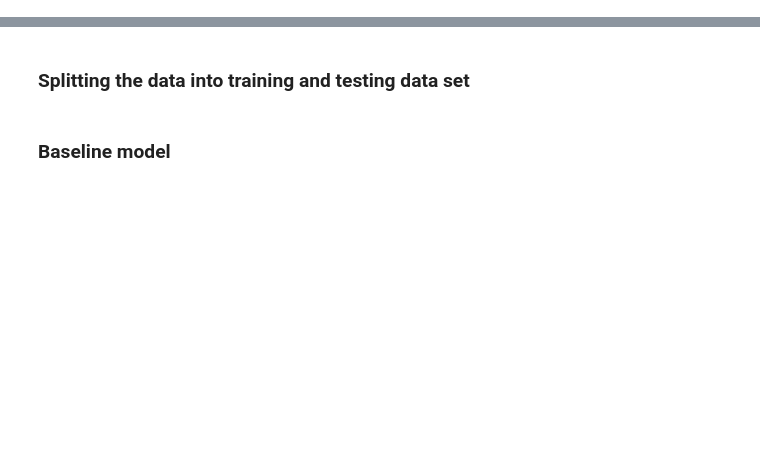
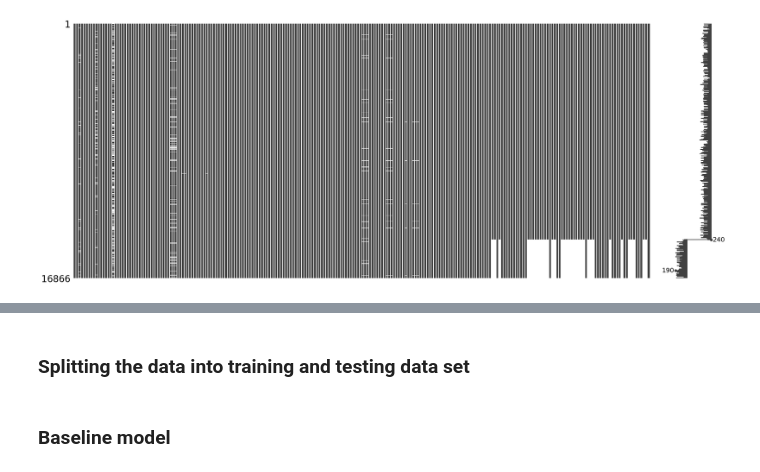
Before and after one commit to Yusuf-Olaniyi/House_Price_Prediction, a Jupyter notebook: Model Building.ipynb, the cells around one changed output, grey strips where cells are left out. Cells and saved outputs as stored; diff of their text form; code cells hidden in the pictures; blank space fills up the shorter version.

```diff
--- a/Model Building.ipynb
+++ b/Model Building.ipynb
@@ -192,0 +206,27 @@ df.head()
+# %%
+def plot_msno(column,df=df):
+
+    """
+    Visualize missing data pattern for a specific column in the DataFrame using Missingno library.
+
+    Parameters:
+    column (str): The column name for which missing data visualization is required.
+    df (pd.DataFrame): Input DataFrame containing the specified column.
+
+    Returns:
+    list: List of indices with missing values in the specified column.
+
+    This function takes a DataFrame `df` and a specific column name `column` as input. It creates a
+    Missingno matrix visualization, highlighting missing data patterns for the specified column. The
+    function also returns a list of indices where the specified column has missing values, allowing
+    further analysis or handling of these missing values.
+    """
+
+    emp = df[df[column].isnull()].index
+    msno.matrix(df.drop(index=emp))
+
+    return emp
+# %%
+emp_year = plot_msno('build_year')
+# %% [output]
+[figure, added]
```
Also changed, not shown: parts of 60 cells of this notebook.
